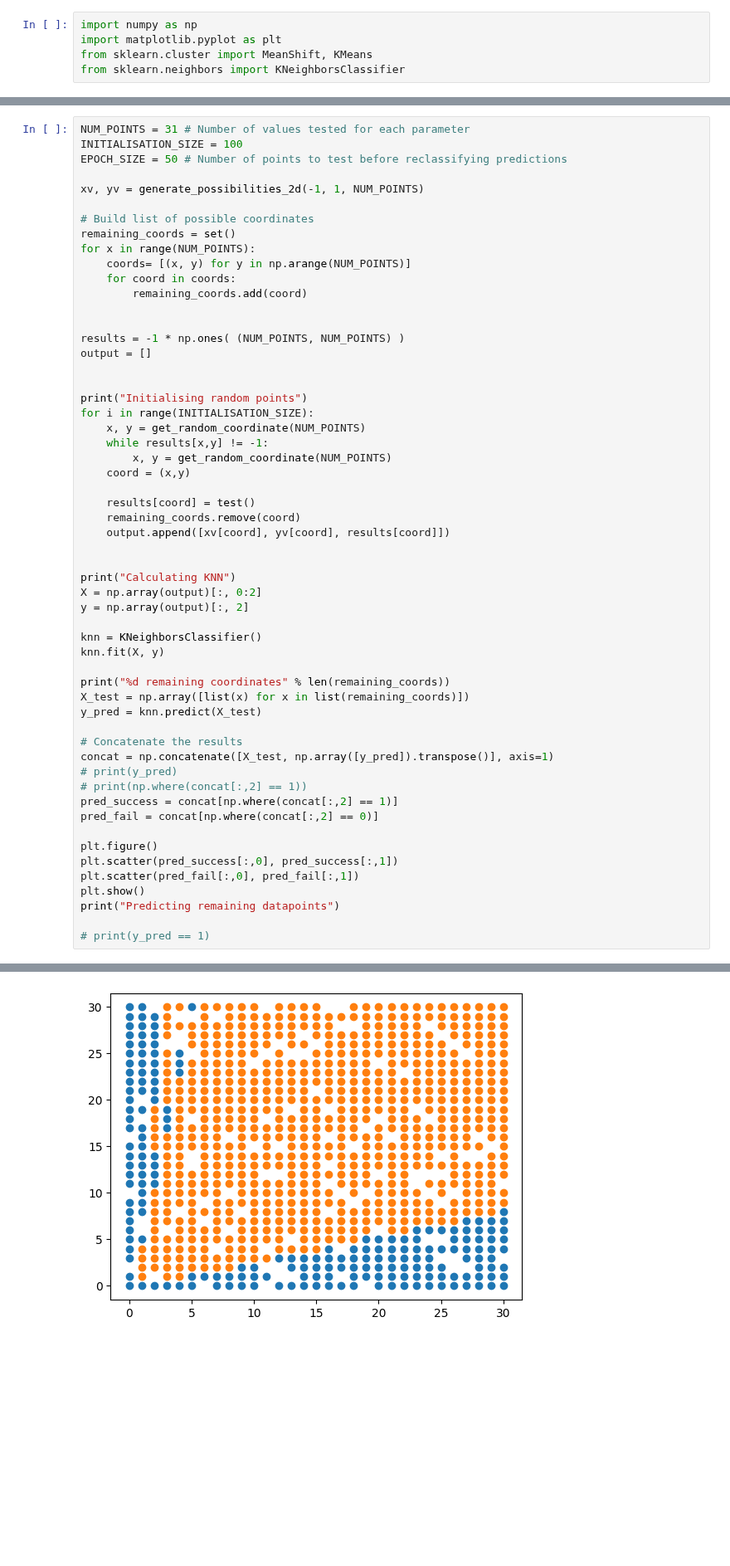
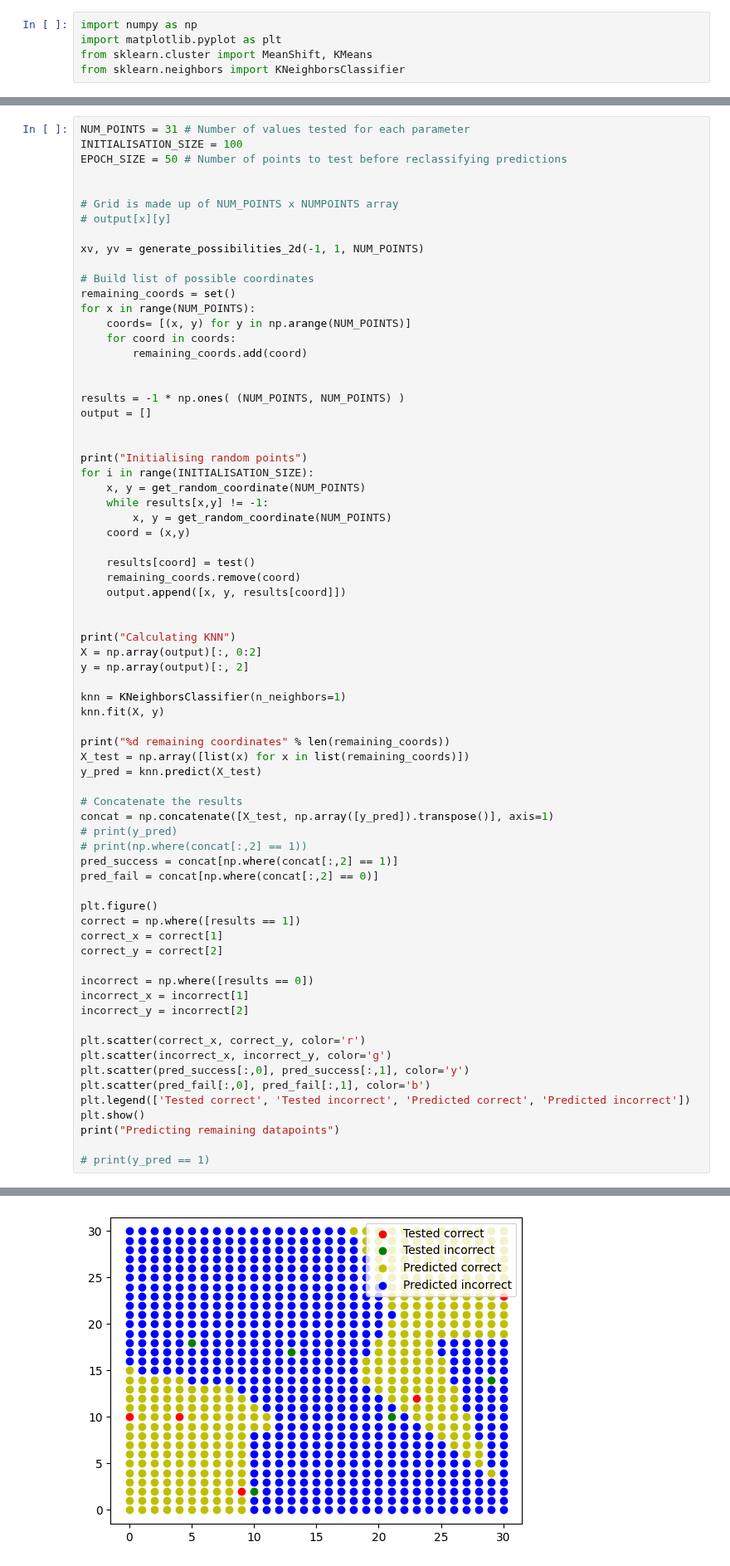
Before and after one commit to Muckthebuck/Learning-Dynamic-Systems, a Jupyter notebook: search/search.ipynb, the cells around one changed output, grey strips where cells are left out. Shown at 83% size. Cells and saved outputs as stored; diff of their text form; blank space fills up the shorter version.

```diff
--- a/search/search.ipynb
+++ b/search/search.ipynb
@@ -32,6 +32,10 @@ def get_next_coordinate():
 NUM_POINTS = 31 # Number of values tested for each parameter
 INITIALISATION_SIZE = 100
 EPOCH_SIZE = 50 # Number of points to test before reclassifying predictions
+
+
+# Grid is made up of NUM_POINTS x NUMPOINTS array
+# output[x][y]
 
 xv, yv = generate_possibilities_2d(-1, 1, NUM_POINTS)
 
@@ -56,14 +60,14 @@ for i in range(INITIALISATION_SIZE):
 
     results[coord] = test()
     remaining_coords.remove(coord)
-    output.append([xv[coord], yv[coord], results[coord]])
+    output.append([x, y, results[coord]])
 
 
 print("Calculating KNN")
 X = np.array(output)[:, 0:2]
 y = np.array(output)[:, 2]
 
-knn = KNeighborsClassifier()
+knn = KNeighborsClassifier(n_neighbors=1)
 knn.fit(X, y)
 
 print("%d remaining coordinates" % len(remaining_coords))
@@ -78,8 +82,19 @@ pred_success = concat[np.where(concat[:,2] == 1)]
 pred_fail = concat[np.where(concat[:,2] == 0)]
 
 plt.figure()
-plt.scatter(pred_success[:,0], pred_success[:,1])
-plt.scatter(pred_fail[:,0], pred_fail[:,1])
+correct = np.where([results == 1])
+correct_x = correct[1]
+correct_y = correct[2]
+
+incorrect = np.where([results == 0])
+incorrect_x = incorrect[1]
+incorrect_y = incorrect[2]
+
+plt.scatter(correct_x, correct_y, color='r')
+plt.scatter(incorrect_x, incorrect_y, color='g')
+plt.scatter(pred_success[:,0], pred_success[:,1], color='y')
+plt.scatter(pred_fail[:,0], pred_fail[:,1], color='b')
+plt.legend(['Tested correct', 'Tested incorrect', 'Predicted correct', 'Predicted incorrect'])
 plt.show()
 print("Predicting remaining datapoints")
 
@@ -91,4 +106,4 @@ Calculating KNN
-[figure, old version]
+[figure, new version]
 Predicting remaining datapoints
 # %%
 success_coords = set()
```
Also changed, not shown: parts of 2 cells of this notebook, 1 other file.
